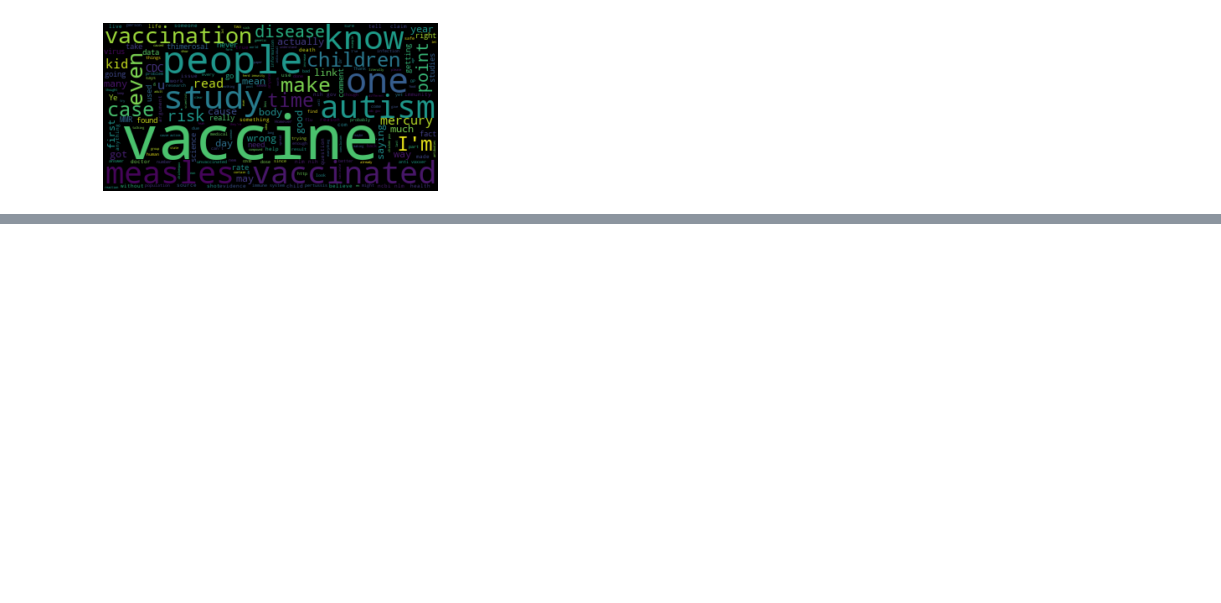
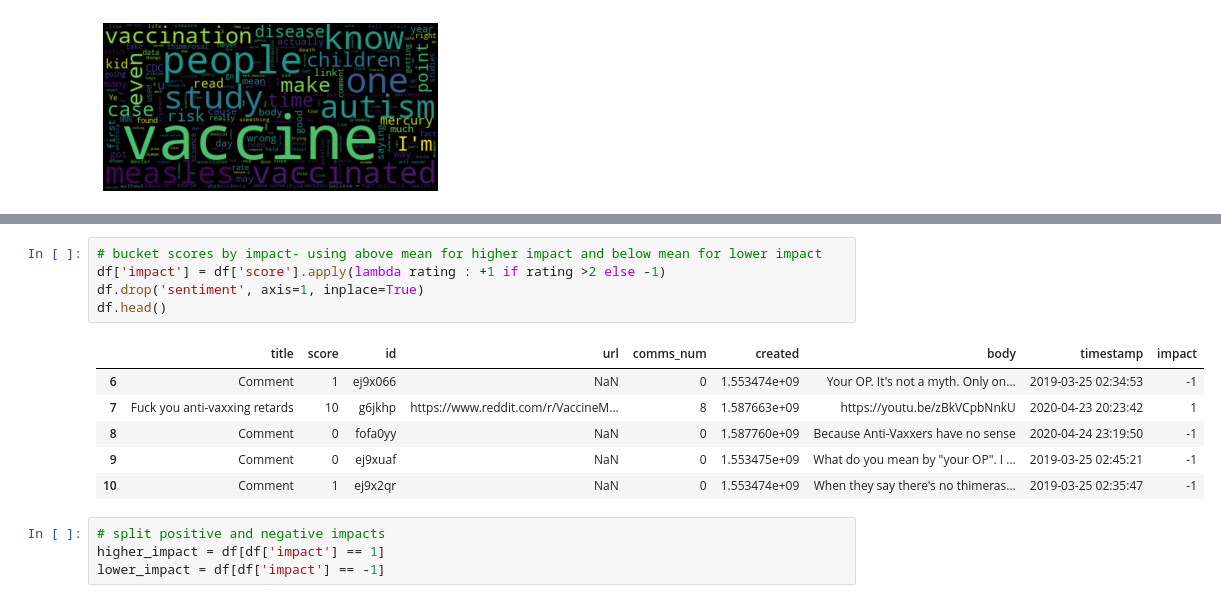
Before and after one commit to jcp650/Sentiment_Analysis, a Jupyter notebook: covid_sentiment_analysis.ipynb, the cells around one changed output, grey strips where cells are left out. Cells and saved outputs as stored; diff of their text form; blank space fills up the shorter version.

```diff
--- a/covid_sentiment_analysis.ipynb
+++ b/covid_sentiment_analysis.ipynb
@@ -100,0 +114,16 @@ plt.show()
+# %%
+# bucket scores by impact- using above mean for higher impact and below mean for lower impact
+df['impact'] = df['score'].apply(lambda rating : +1 if rating >2 else -1)
+df.drop('sentiment', axis=1, inplace=True)
+df.head()
+# %% [output]
+|  | title | score | id | url | comms_num | created | body | timestamp | impact |
+| 6 | Comment | 1 | ej9x066 | NaN | 0 | 1.553474e+09 | Your OP. It's not a myth. Only on... | 2019-03-25 02:34:53 | -1 |
+| 7 | Fuck you anti-vaxxing retards | 10 | g6jkhp | https://www.reddit.com/r/VaccineM... | 8 | 1.587663e+09 | https://youtu.be/zBkVCpbNnkU | 2020-04-23 20:23:42 | 1 |
+| 8 | Comment | 0 | fofa0yy | NaN | 0 | 1.587760e+09 | Because Anti-Vaxxers have no sense | 2020-04-24 23:19:50 | -1 |
+| 9 | Comment | 0 | ej9xuaf | NaN | 0 | 1.553475e+09 | What do you mean by "your OP". I ... | 2019-03-25 02:45:21 | -1 |
+| 10 | Comment | 1 | ej9x2qr | NaN | 0 | 1.553474e+09 | When they say there's no thimeras... | 2019-03-25 02:35:47 | -1 |
+# %%
+# split positive and negative impacts
+higher_impact = df[df['impact'] == 1]
+lower_impact = df[df['impact'] == -1]
```
Also changed, not shown: parts of 3 cells of this notebook, 2 other files.
